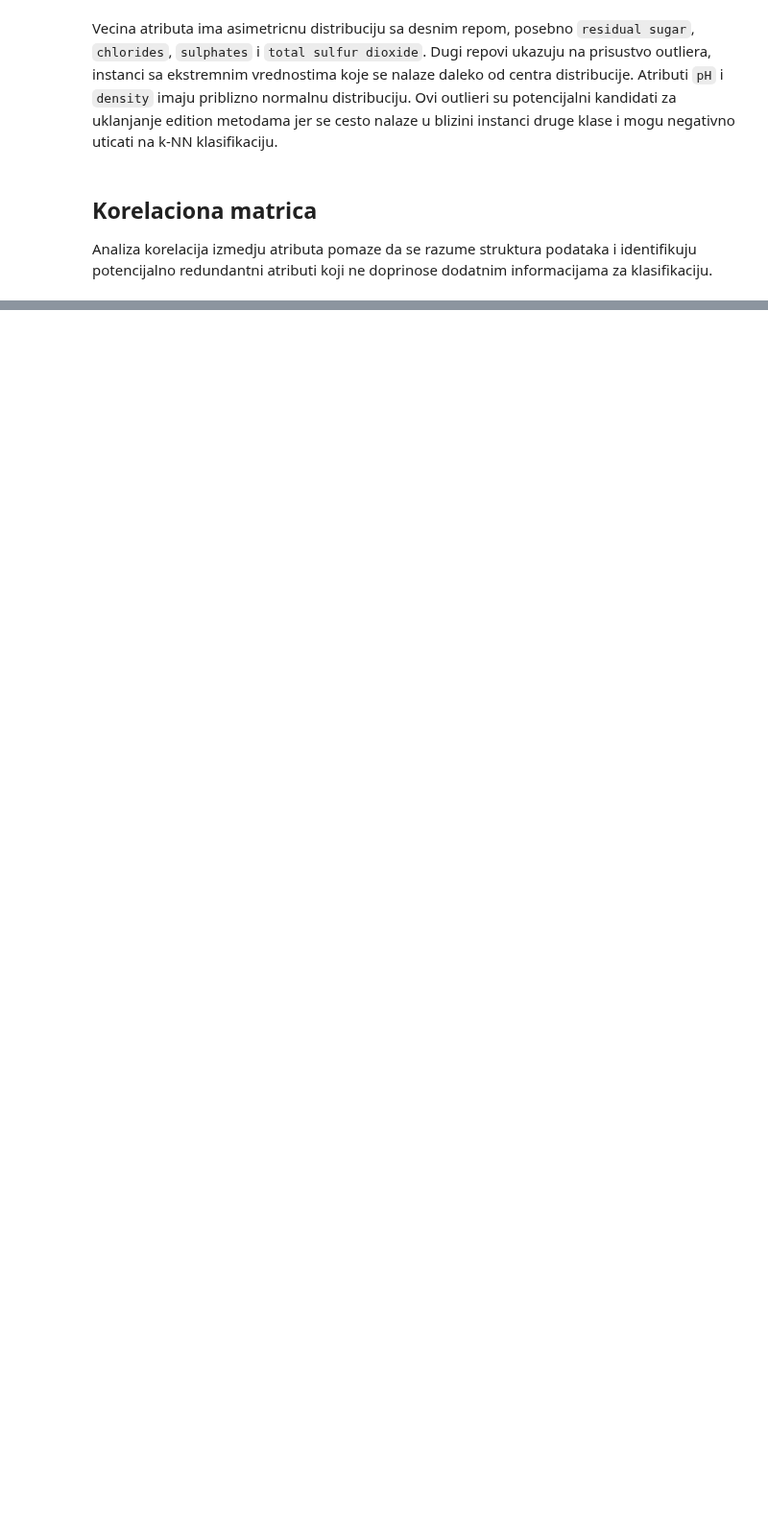
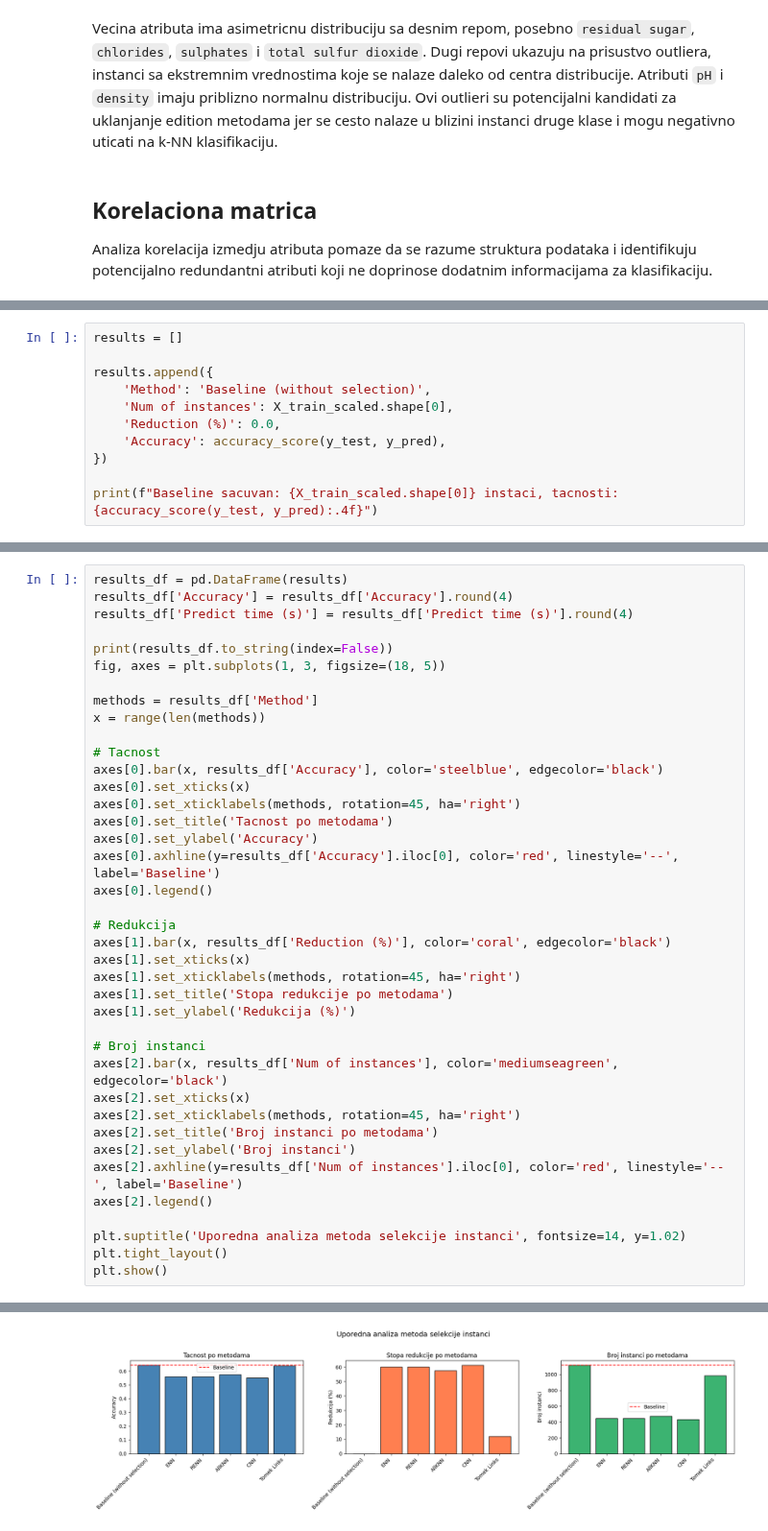
Before and after one commit to alxcek/mas-ai, a Jupyter notebook: data_preprocessing/seminar_paper_1/instance_selection.ipynb, the cells around one changed output, grey strips where cells are left out. Shown at 96% size. Saved outputs shown, nothing was run; the diff lists cells and outputs as text; blank space fills up the shorter version.

Commit message:
feat: added instance selection algorithms

```diff
--- a/data_preprocessing/seminar_paper_1/instance_selection.ipynb
+++ b/data_preprocessing/seminar_paper_1/instance_selection.ipynb
@@ -212,0 +351,11 @@ plt.show()
+# %%
+results = []
+
+results.append({
+    'Method': 'Baseline (without selection)',
+    'Num of instances': X_train_scaled.shape[0],
+    'Reduction (%)': 0.0,
+    'Accuracy': accuracy_score(y_test, y_pred),
+})
+
+print(f"Baseline sacuvan: {X_train_scaled.shape[0]} instaci, tacnosti: {accuracy_score(y_test, y_pred):.4f}")
@@ -212,0 +598,40 @@ plt.show()
+# %%
+results_df = pd.DataFrame(results)
+results_df['Accuracy'] = results_df['Accuracy'].round(4)
+results_df['Predict time (s)'] = results_df['Predict time (s)'].round(4)
+
+print(results_df.to_string(index=False))
+fig, axes = plt.subplots(1, 3, figsize=(18, 5))
+
+methods = results_df['Method']
+x = range(len(methods))
+
+# Tacnost
+axes[0].bar(x, results_df['Accuracy'], color='steelblue', edgecolor='black')
+axes[0].set_xticks(x)
+axes[0].set_xticklabels(methods, rotation=45, ha='right')
+axes[0].set_title('Tacnost po metodama')
+axes[0].set_ylabel('Accuracy')
+axes[0].axhline(y=results_df['Accuracy'].iloc[0], color='red', linestyle='--', label='Baseline')
+axes[0].legend()
+
+# Redukcija
+axes[1].bar(x, results_df['Reduction (%)'], color='coral', edgecolor='black')
+axes[1].set_xticks(x)
+axes[1].set_xticklabels(methods, rotation=45, ha='right')
+axes[1].set_title('Stopa redukcije po metodama')
+axes[1].set_ylabel('Redukcija (%)')
+
+# Broj instanci
+axes[2].bar(x, results_df['Num of instances'], color='mediumseagreen', edgecolor='black')
+axes[2].set_xticks(x)
+axes[2].set_xticklabels(methods, rotation=45, ha='right')
+axes[2].set_title('Broj instanci po metodama')
+axes[2].set_ylabel('Broj instanci')
+axes[2].axhline(y=results_df['Num of instances'].iloc[0], color='red', linestyle='--', label='Baseline')
+axes[2].legend()
+
+plt.suptitle('Uporedna analiza metoda selekcije instanci', fontsize=14, y=1.02)
+plt.tight_layout()
+plt.show()
+# %% [output]
@@ -212,0 +645 @@ plt.show()
+[figure, added]
```
Also changed, not shown: parts of 29 cells of this notebook.
